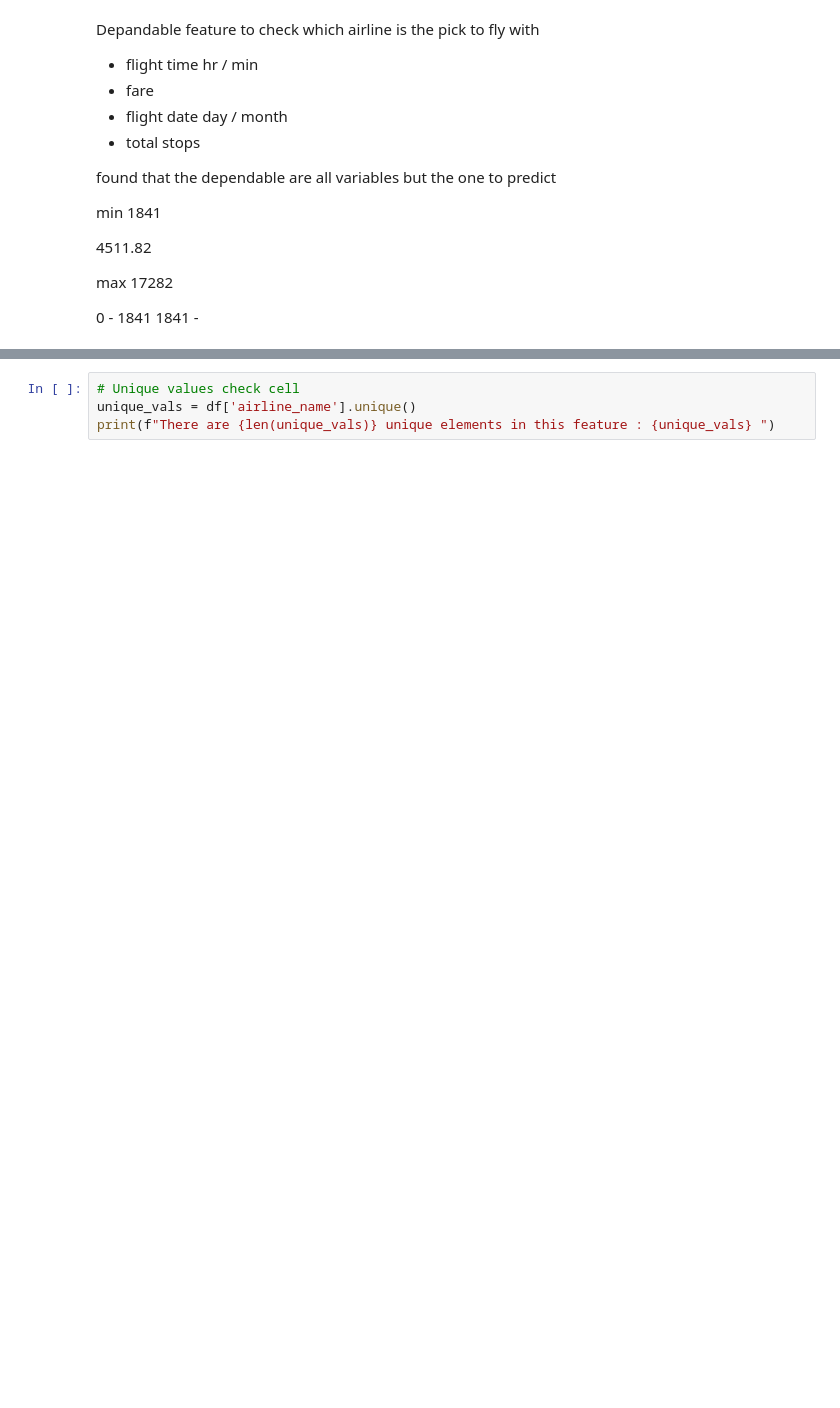
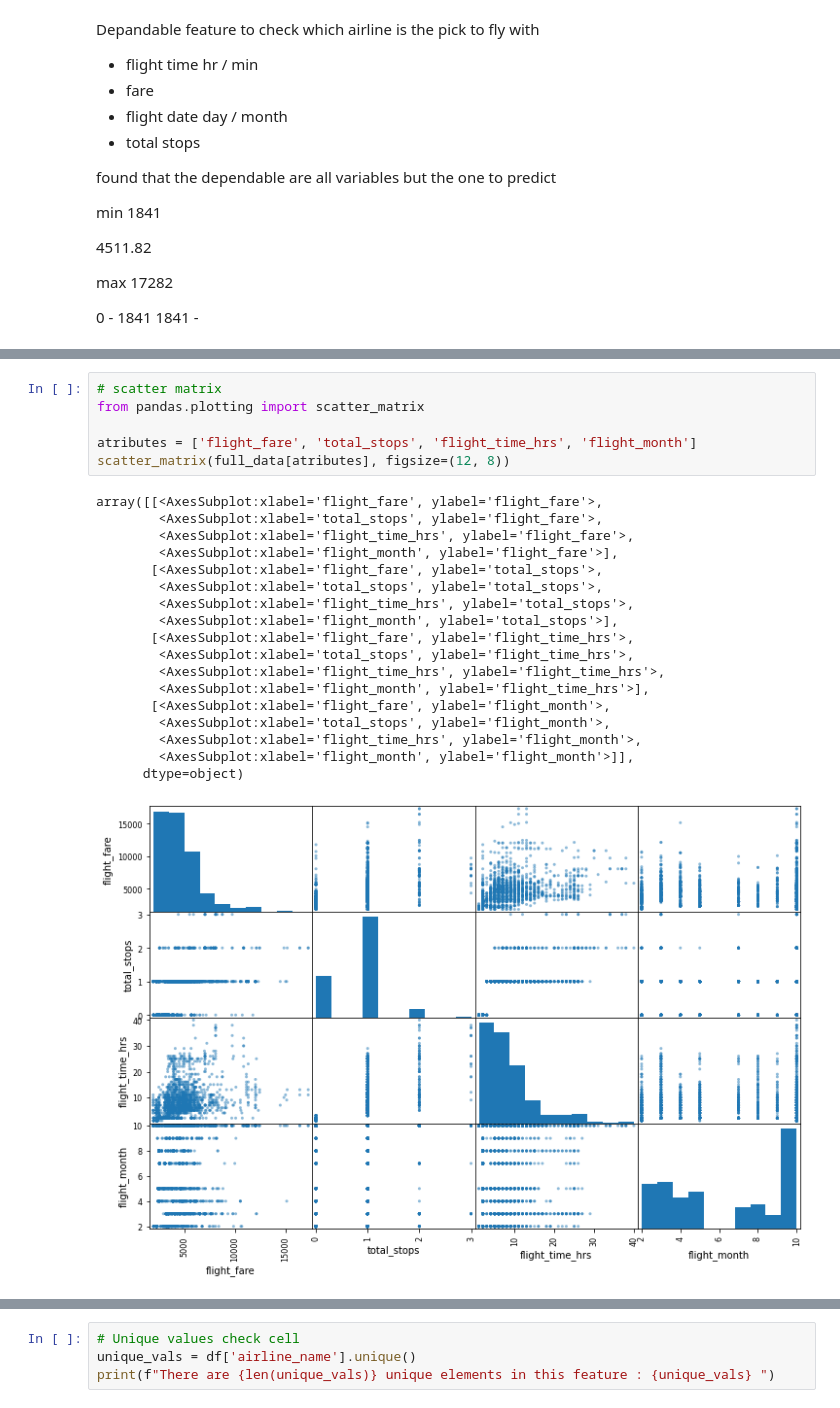
Before and after one commit to maco-data/airline-fare-prediction, a Jupyter notebook: notebook_eda.ipynb, the cells around one changed output, grey strips where cells are left out. Saved outputs shown, nothing was run; the diff lists cells and outputs as text; blank space fills up the shorter version.

```diff
--- a/notebook_eda.ipynb
+++ b/notebook_eda.ipynb
@@ -455,0 +523,25 @@ for train_ids, test_ids in split.split(trained_data, trained_data['fare_cat']):
+# %%
+# scatter matrix
+from pandas.plotting import scatter_matrix
+
+atributes = ['flight_fare', 'total_stops', 'flight_time_hrs', 'flight_month']
+scatter_matrix(full_data[atributes], figsize=(12, 8))
+# %% [output]
+array([[<AxesSubplot:xlabel='flight_fare', ylabel='flight_fare'>,
+        <AxesSubplot:xlabel='total_stops', ylabel='flight_fare'>,
+        <AxesSubplot:xlabel='flight_time_hrs', ylabel='flight_fare'>,
+        <AxesSubplot:xlabel='flight_month', ylabel='flight_fare'>],
+       [<AxesSubplot:xlabel='flight_fare', ylabel='total_stops'>,
+        <AxesSubplot:xlabel='total_stops', ylabel='total_stops'>,
+        <AxesSubplot:xlabel='flight_time_hrs', ylabel='total_stops'>,
+        <AxesSubplot:xlabel='flight_month', ylabel='total_stops'>],
+       [<AxesSubplot:xlabel='flight_fare', ylabel='flight_time_hrs'>,
+        <AxesSubplot:xlabel='total_stops', ylabel='flight_time_hrs'>,
+        <AxesSubplot:xlabel='flight_time_hrs', ylabel='flight_time_hrs'>,
+        <AxesSubplot:xlabel='flight_month', ylabel='flight_time_hrs'>],
+       [<AxesSubplot:xlabel='flight_fare', ylabel='flight_month'>,
+        <AxesSubplot:xlabel='total_stops', ylabel='flight_month'>,
+        <AxesSubplot:xlabel='flight_time_hrs', ylabel='flight_month'>,
+        <AxesSubplot:xlabel='flight_month', ylabel='flight_month'>]],
+      dtype=object)
+[figure, added]
```
Also changed, not shown: parts of 21 cells of this notebook.
